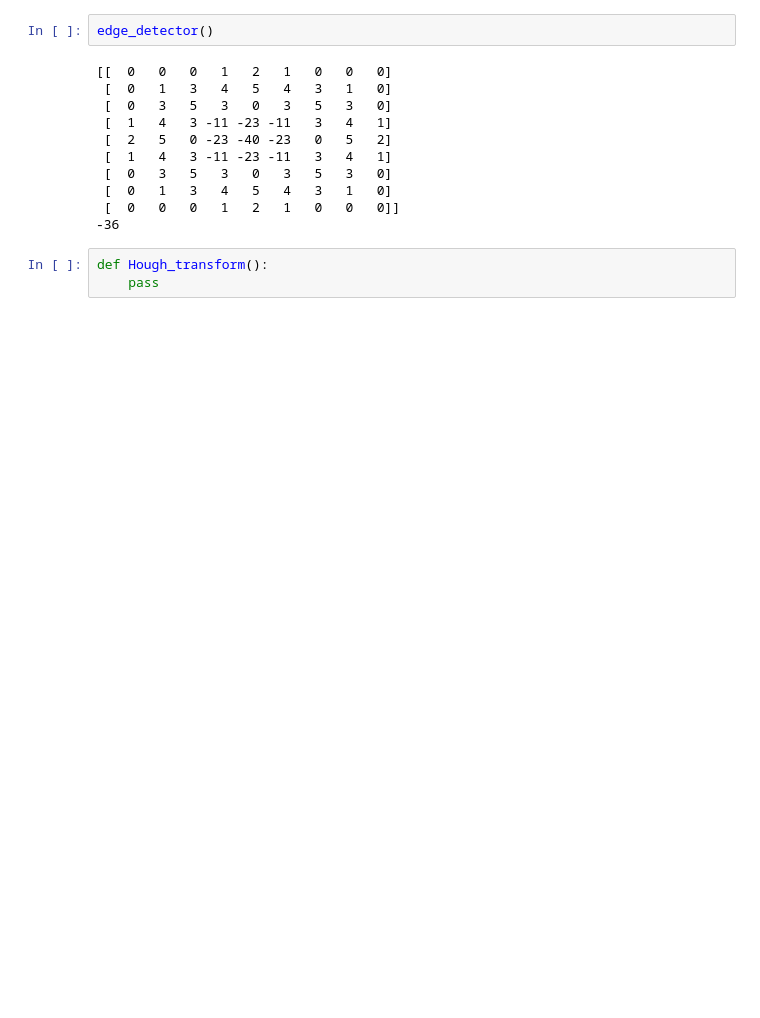
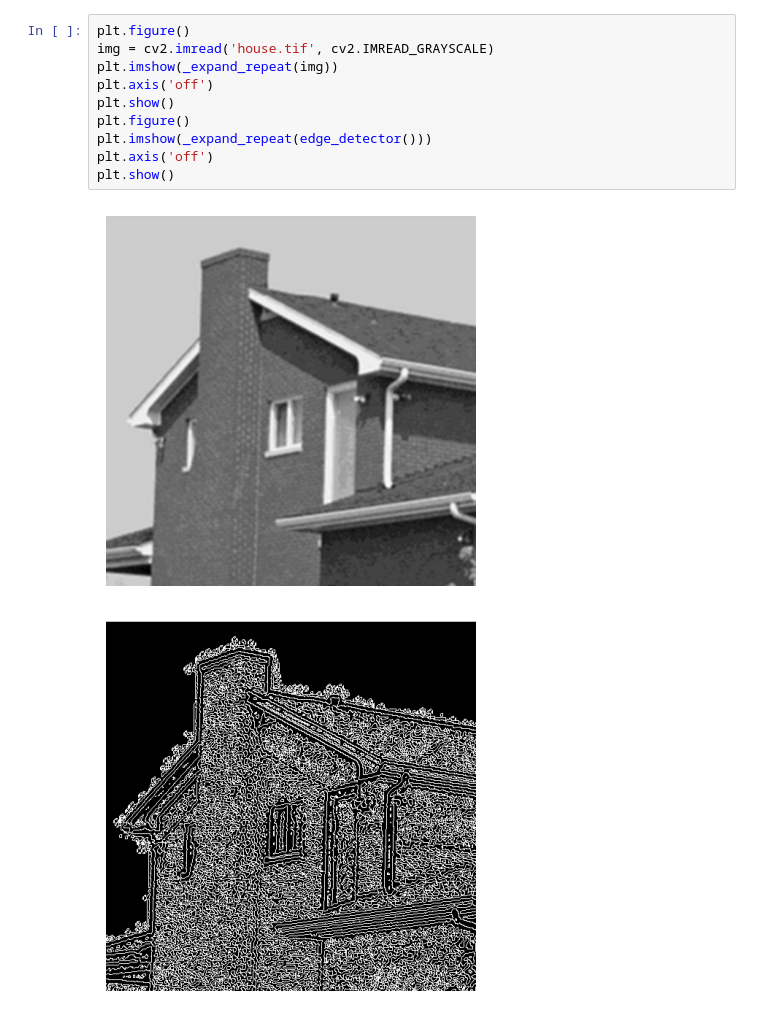
Before and after one commit to umityigitbsrn/comp-vision-assignments, a Jupyter notebook: assignment_01/Problem 2/Problem2.ipynb, the cells around one changed output. Saved outputs shown, nothing was run; the diff lists cells and outputs as text; blank space fills up the shorter version.

```diff
--- a/assignment_01/Problem 2/Problem2.ipynb
+++ b/assignment_01/Problem 2/Problem2.ipynb
@@ -52,16 +79,13 @@ def edge_detector():
-# %%
-edge_detector()
-# %% [output]
-[[  0   0   0   1   2   1   0   0   0]
- [  0   1   3   4   5   4   3   1   0]
- [  0   3   5   3   0   3   5   3   0]
- [  1   4   3 -11 -23 -11   3   4   1]
- [  2   5   0 -23 -40 -23   0   5   2]
- [  1   4   3 -11 -23 -11   3   4   1]
- [  0   3   5   3   0   3   5   3   0]
- [  0   1   3   4   5   4   3   1   0]
- [  0   0   0   1   2   1   0   0   0]]
--36
-# %%
-def Hough_transform():
-    pass
+# %%
+plt.figure()
+img = cv2.imread('house.tif', cv2.IMREAD_GRAYSCALE)
+plt.imshow(_expand_repeat(img))
+plt.axis('off')
+plt.show()
+plt.figure()
+plt.imshow(_expand_repeat(edge_detector()))
+plt.axis('off')
+plt.show()
+# %% [output]
+[figure, added]
+[figure, added]
```
Also changed, not shown: parts of 4 cells of this notebook, 6 other files.
